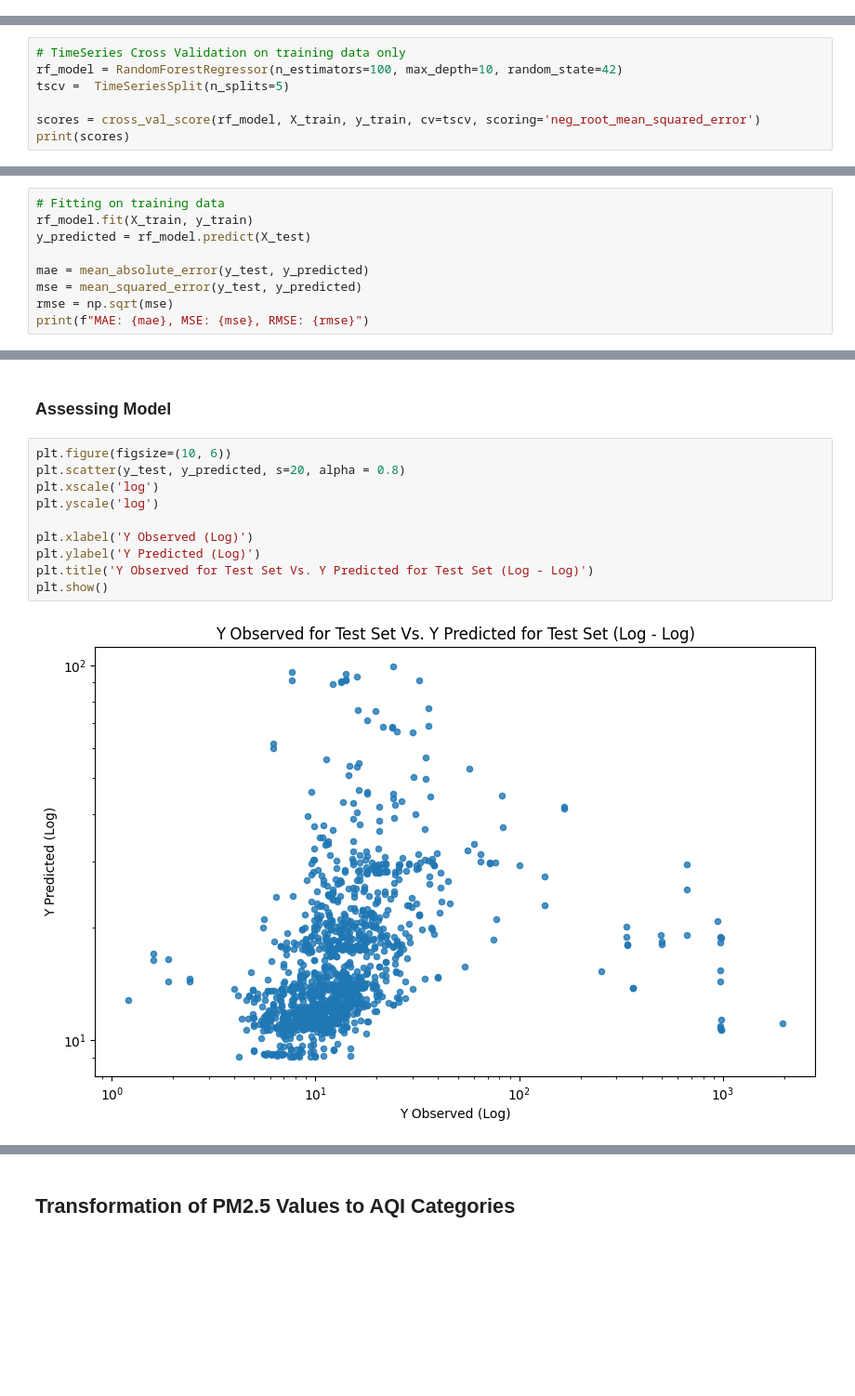
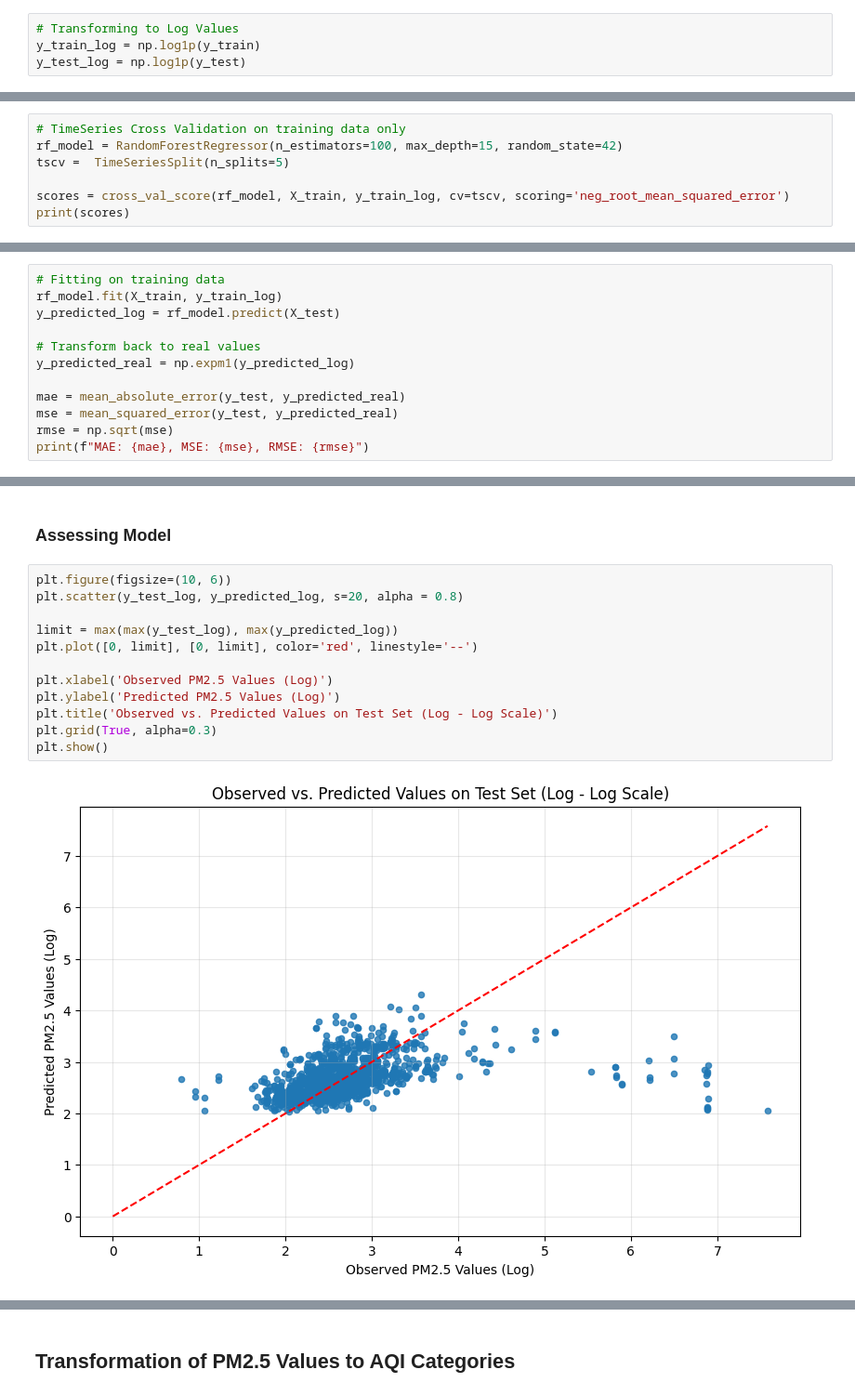
Before and after one commit to allisonsibrian/ca-wildfire-pollution-prison-project, a Jupyter notebook: finalizing_modeling.ipynb, the cells around one changed output, grey strips where cells are left out. Shown at 93% size. Saved outputs shown, nothing was run; the diff lists cells and outputs as text; blank space fills up the shorter version.

Commit message:
adding missing rows to regressor and create output

```diff
--- a/finalizing_modeling.ipynb
+++ b/finalizing_modeling.ipynb
@@ -55,15 +58,19 @@ y_train = final_all_pm[(final_all_pm['Month'] <= 12) & (final_all_pm['Year'] <=
 
 X_test = X[(X['Month'] <= 12) & (X['Year'] > 2023)]
 y_test = final_all_pm[(final_all_pm['Month'] <= 12) & (final_all_pm['Year'] > 2023)]['max_pm_conc']
+# %%
+# Transforming to Log Values
+y_train_log = np.log1p(y_train)
+y_test_log = np.log1p(y_test)
 # %% [markdown]
 ## Random Forest Regressor
 # %% [markdown]
 ### Time Series Cross Validation
 # %%
 # TimeSeries Cross Validation on training data only
-rf_model = RandomForestRegressor(n_estimators=100, max_depth=10, random_state=42)
+rf_model = RandomForestRegressor(n_estimators=100, max_depth=15, random_state=42)
 tscv =  TimeSeriesSplit(n_splits=5)
 
-scores = cross_val_score(rf_model, X_train, y_train, cv=tscv, scoring='neg_root_mean_squared_error')
+scores = cross_val_score(rf_model, X_train, y_train_log, cv=tscv, scoring='neg_root_mean_squared_error')
 print(scores)
 # %% [output]
@@ -72,11 +79,14 @@ print(scores)
 ### Training on Full Training Set
 # %%
 # Fitting on training data
-rf_model.fit(X_train, y_train)
-y_predicted = rf_model.predict(X_test)
+rf_model.fit(X_train, y_train_log)
+y_predicted_log = rf_model.predict(X_test)
 
-mae = mean_absolute_error(y_test, y_predicted)
-mse = mean_squared_error(y_test, y_predicted)
+# Transform back to real values
+y_predicted_real = np.expm1(y_predicted_log)
+
+mae = mean_absolute_error(y_test, y_predicted_real)
+mse = mean_squared_error(y_test, y_predicted_real)
 rmse = np.sqrt(mse)
 print(f"MAE: {mae}, MSE: {mse}, RMSE: {rmse}")
 # %% [output]
@@ -85,15 +95,17 @@ MAE: 21.149377342816905, MSE: 13202.157608103136, RMSE: 114.90064233111639
 ### Assessing Model
 # %%
 plt.figure(figsize=(10, 6))
-plt.scatter(y_test, y_predicted, s=20, alpha = 0.8)
-plt.xscale('log')
-plt.yscale('log')
+plt.scatter(y_test_log, y_predicted_log, s=20, alpha = 0.8)
 
-plt.xlabel('Y Observed (Log)')
-plt.ylabel('Y Predicted (Log)')
-plt.title('Y Observed for Test Set Vs. Y Predicted for Test Set (Log - Log)')
+limit = max(max(y_test_log), max(y_predicted_log))
+plt.plot([0, limit], [0, limit], color='red', linestyle='--')
+
+plt.xlabel('Observed PM2.5 Values (Log)')
+plt.ylabel('Predicted PM2.5 Values (Log)')
+plt.title('Observed vs. Predicted Values on Test Set (Log - Log Scale)')
+plt.grid(True, alpha=0.3)
 plt.show()
 # %% [output]
-[figure, old version]
+[figure, new version]
 # %%
 plt.figure(figsize=(10, 6))
```
Also changed, not shown: parts of 24 cells of this notebook.
